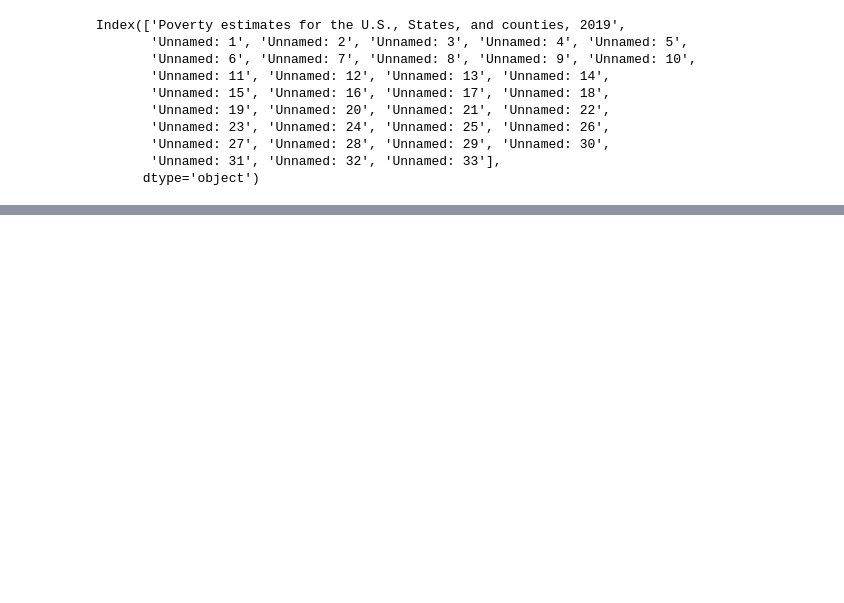
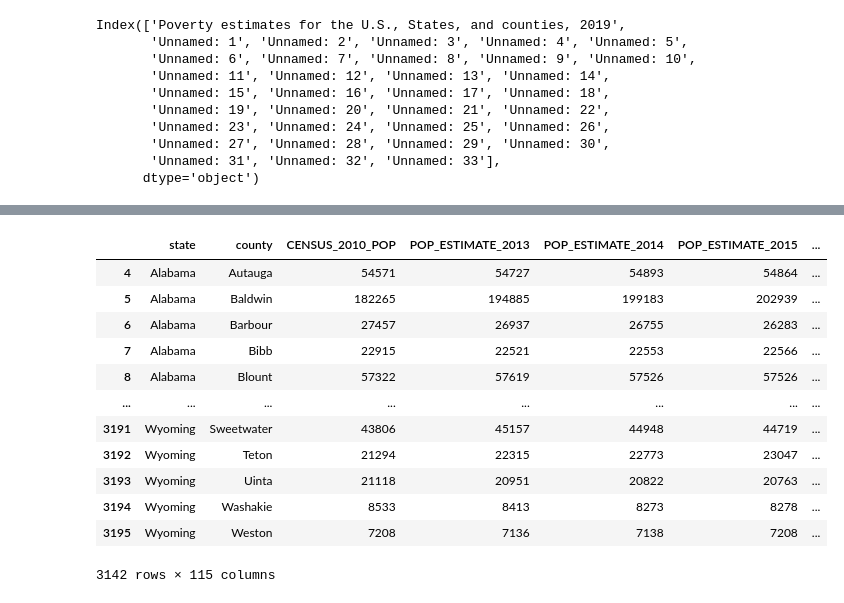
Before and after one commit to ChrxsCrxss/DS4A-Capstone, a Jupyter notebook: notebooks/sandbox/chris_sandbox.ipynb, the cells around one changed output, grey strips where cells are left out. Cells and saved outputs as stored; diff of their text form; code cells hidden in the pictures; blank space fills up the shorter version.

```diff
--- a/notebooks/sandbox/chris_sandbox.ipynb
+++ b/notebooks/sandbox/chris_sandbox.ipynb
@@ -202,0 +325,23 @@ poverty_df.to_csv('../../../capstone/data/processed/POVERTY_ESTIMATES_2019', ind
+# %%
+# normalize state column values
+states_dict = {"AL":"Alabama","AK":"Alaska","AZ":"Arizona","AR":"Arkansas","CA":"California","CO":"Colorado","CT":"Connecticut","DE":"Delaware","DC": "Washington D.C.", "FL":"Florida","GA":"Georgia","HI":"Hawaii","ID":"Idaho","IL":"Illinois","IN":"Indiana","IA":"Iowa","KS":"Kansas","KY":"Kentucky","LA":"Louisiana","ME":"Maine","MD":"Maryland","MA":"Massachusetts","MI":"Michigan","MN":"Minnesota","MS":"Mississippi","MO":"Missouri","MT":"Montana","NE":"Nebraska","NV":"Nevada","NH":"New Hampshire","NJ":"New Jersey","NM":"New Mexico","NY":"New York","NC":"North Carolina","ND":"North Dakota","OH":"Ohio","OK":"Oklahoma","OR":"Oregon","PA":"Pennsylvania","RI":"Rhode Island","SC":"South Carolina","SD":"South Dakota","TN":"Tennessee","TX":"Texas","UT":"Utah","VT":"Vermont","VA":"Virginia","WA":"Washington","WV":"West Virginia","WI":"Wisconsin","WY":"Wyoming"}
+df_pop['state'] = df_pop['state'].replace(states_dict)
+
+# normalize values for county column
+df_pop['county'] = df_pop['county'].str.replace(' County', '')
+
+df_pop
+# %% [output]
+|  | state | county | CENSUS_2010_POP | POP_ESTIMATE_2013 | POP_ESTIMATE_2014 | POP_ESTIMATE_2015 | ... |
+| 4 | Alabama | Autauga | 54571 | 54727 | 54893 | 54864 | ... |
+| 5 | Alabama | Baldwin | 182265 | 194885 | 199183 | 202939 | ... |
+| 6 | Alabama | Barbour | 27457 | 26937 | 26755 | 26283 | ... |
+| 7 | Alabama | Bibb | 22915 | 22521 | 22553 | 22566 | ... |
+| 8 | Alabama | Blount | 57322 | 57619 | 57526 | 57526 | ... |
+| ... | ... | ... | ... | ... | ... | ... | ... |
+| 3191 | Wyoming | Sweetwater | 43806 | 45157 | 44948 | 44719 | ... |
+| 3192 | Wyoming | Teton | 21294 | 22315 | 22773 | 23047 | ... |
+| 3193 | Wyoming | Uinta | 21118 | 20951 | 20822 | 20763 | ... |
+| 3194 | Wyoming | Washakie | 8533 | 8413 | 8273 | 8278 | ... |
+| 3195 | Wyoming | Weston | 7208 | 7136 | 7138 | 7208 | ... |
+3142 rows × 115 columns
```
Also changed, not shown: parts of 31 cells of this notebook, 27 other files.
